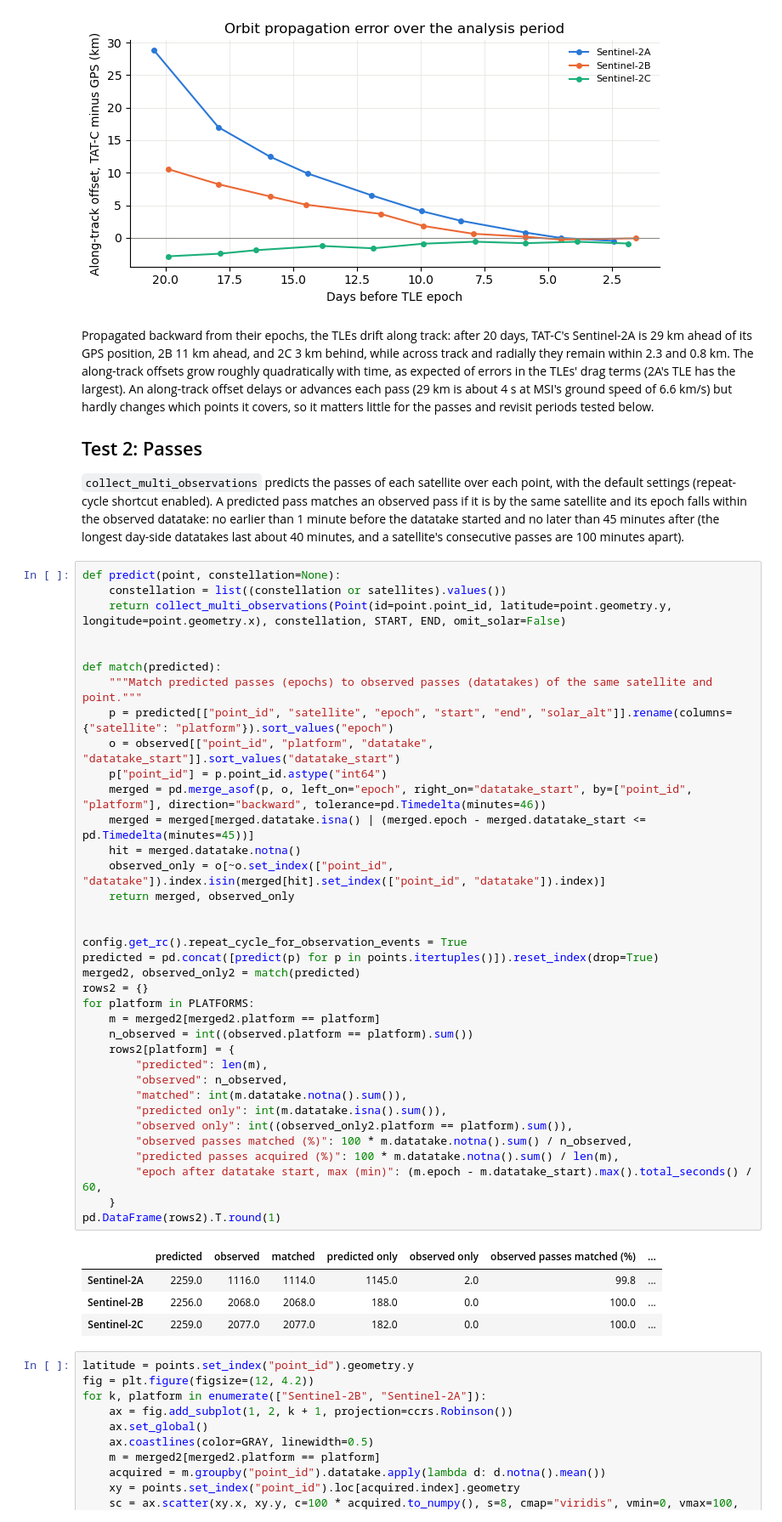
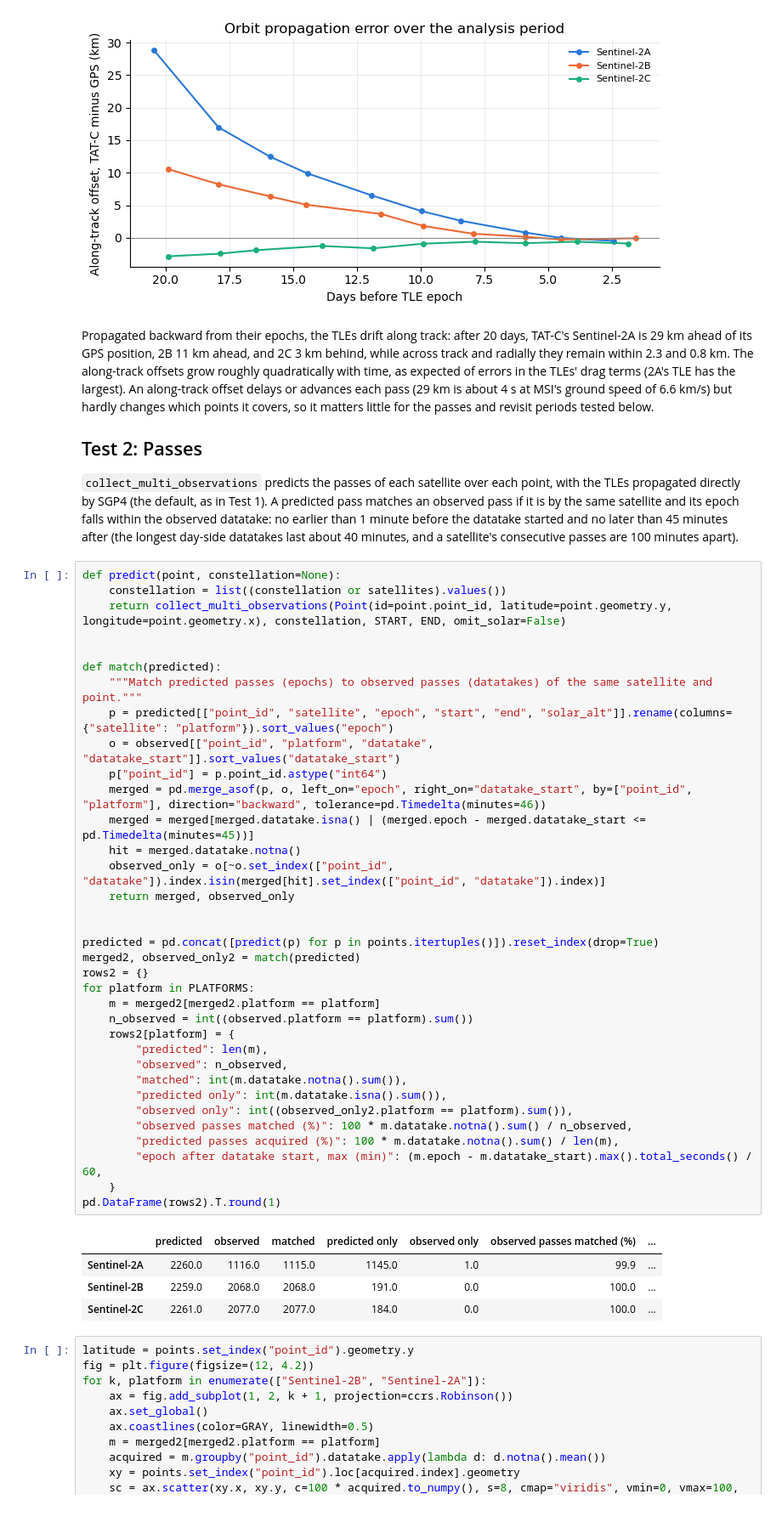
Before and after one commit to code-lab-org/tatc, a Jupyter notebook: docs/validation/ValidateRevisitSentinel2.ipynb, the cells around one changed output. Shown at 85% size. Saved outputs shown, nothing was run; the diff lists cells and outputs as text.

```diff
--- a/docs/validation/ValidateRevisitSentinel2.ipynb
+++ b/docs/validation/ValidateRevisitSentinel2.ipynb
@@ -289,7 +288,7 @@ Propagated backward from their epochs, the TLEs drift along track: after 20 days
 
 ## Test 2: Passes
 
-`collect_multi_observations` predicts the passes of each satellite over each point, with the default settings (repeat-cycle shortcut enabled). A predicted pass matches an observed pass if it is by the same satellite and its epoch falls within the observed datatake: no earlier than 1 minute before the datatake started and no later than 45 minutes after (the longest day-side datatakes last about 40 minutes, and a satellite's consecutive passes are 100 minutes apart).
+`collect_multi_observations` predicts the passes of each satellite over each point, with the TLEs propagated directly by SGP4 (the default, as in Test 1). A predicted pass matches an observed pass if it is by the same satellite and its epoch falls within the observed datatake: no earlier than 1 minute before the datatake started and no later than 45 minutes after (the longest day-side datatakes last about 40 minutes, and a satellite's consecutive passes are 100 minutes apart).
 # %%
 def predict(point, constellation=None):
     constellation = list((constellation or satellites).values())
@@ -300,37 +299,36 @@ def match(predicted):
     """Match predicted passes (epochs) to observed passes (datatakes) of the same satellite and point."""
     p = predicted[["point_id", "satellite", "epoch", "start", "end", "solar_alt"]].rename(columns={"satellite": "platform"}).sort_values("epoch")
     o = observed[["point_id", "platform", "datatake", "datatake_start"]].sort_values("datatake_start")
     p["point_id"] = p.point_id.astype("int64")
     merged = pd.merge_asof(p, o, left_on="epoch", right_on="datatake_start", by=["point_id", "platform"], direction="backward", tolerance=pd.Timedelta(minutes=46))
     merged = merged[merged.datatake.isna() | (merged.epoch - merged.datatake_start <= pd.Timedelta(minutes=45))]
     hit = merged.datatake.notna()
     observed_only = o[~o.set_index(["point_id", "datatake"]).index.isin(merged[hit].set_index(["point_id", "datatake"]).index)]
     return merged, observed_only
 
 
-config.get_rc().repeat_cycle_for_observation_events = True
 predicted = pd.concat([predict(p) for p in points.itertuples()]).reset_index(drop=True)
 merged2, observed_only2 = match(predicted)
 rows2 = {}
 for platform in PLATFORMS:
     m = merged2[merged2.platform == platform]
     n_observed = int((observed.platform == platform).sum())
     rows2[platform] = {
         "predicted": len(m),
         "observed": n_observed,
         "matched": int(m.datatake.notna().sum()),
         "predicted only": int(m.datatake.isna().sum()),
         "observed only": int((observed_only2.platform == platform).sum()),
         "observed passes matched (%)": 100 * m.datatake.notna().sum() / n_observed,
         "predicted passes acquired (%)": 100 * m.datatake.notna().sum() / len(m),
         "epoch after datatake start, max (min)": (m.epoch - m.datatake_start).max().total_seconds() / 60,
     }
 pd.DataFrame(rows2).T.round(1)
 # %% [output]
 |  | predicted | observed | matched | predicted only | observed only | observed passes matched (%) | ... |
-| Sentinel-2A | 2259.0 | 1116.0 | 1114.0 | 1145.0 | 2.0 | 99.8 | ... |
-| Sentinel-2B | 2256.0 | 2068.0 | 2068.0 | 188.0 | 0.0 | 100.0 | ... |
-| Sentinel-2C | 2259.0 | 2077.0 | 2077.0 | 182.0 | 0.0 | 100.0 | ... |
+| Sentinel-2A | 2260.0 | 1116.0 | 1115.0 | 1145.0 | 1.0 | 99.9 | ... |
+| Sentinel-2B | 2259.0 | 2068.0 | 2068.0 | 191.0 | 0.0 | 100.0 | ... |
+| Sentinel-2C | 2261.0 | 2077.0 | 2077.0 | 184.0 | 0.0 | 100.0 | ... |
 # %%
 latitude = points.set_index("point_id").geometry.y
 fig = plt.figure(figsize=(12, 4.2))
```
Also changed, not shown: parts of 10 cells of this notebook, 13 other files.
